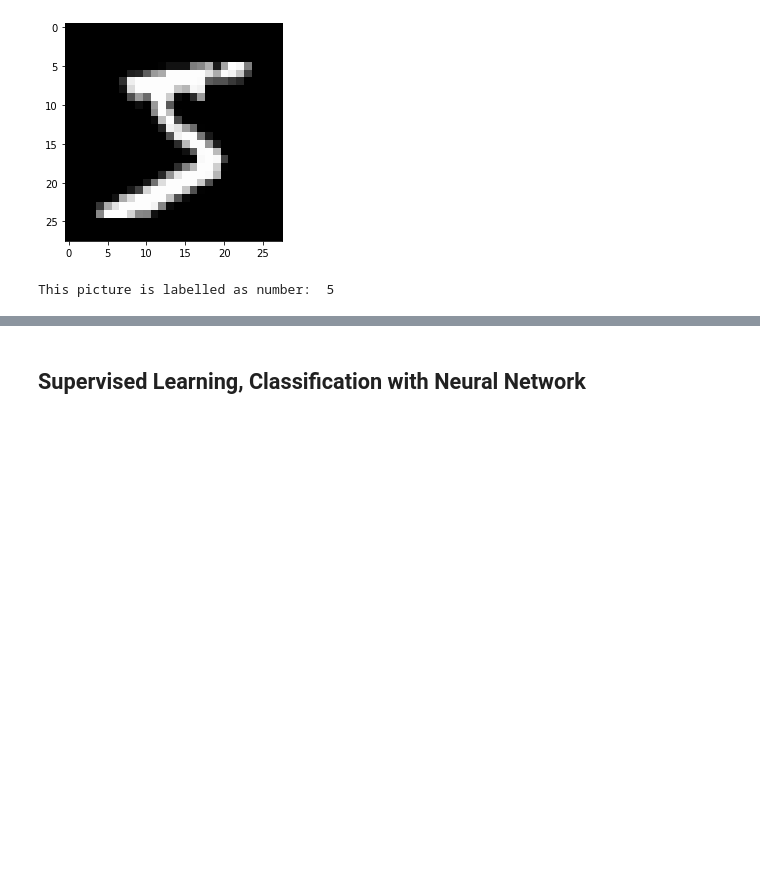
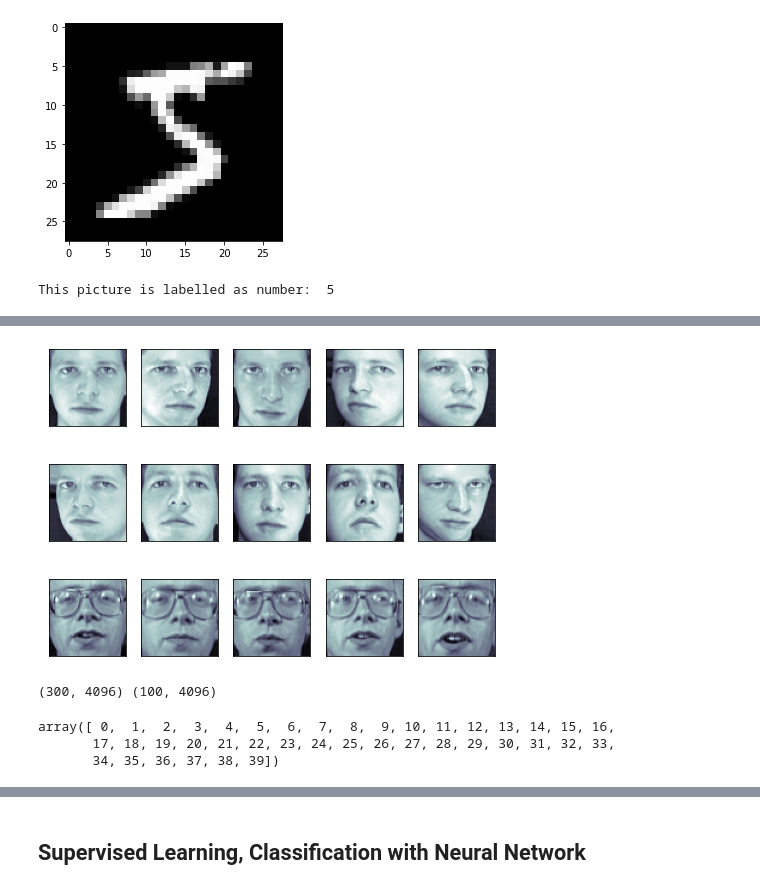
Before and after one commit to Davideee/schleuniger-ml, a Jupyter notebook: UnsupervisedLearning-Clustering.ipynb, the cells around one changed output, grey strips where cells are left out. Saved outputs shown, nothing was run; the diff lists cells and outputs as text; code cells hidden in the pictures; blank space fills up the shorter version.

Commit message:
- Split in different files

```diff
--- a/MachineLearningCourse.ipynb
+++ b/UnsupervisedLearning-Clustering.ipynb
@@ -551,0 +396,3 @@ This picture is labelled as number:  5
+# %%
+from sklearn import datasets
+faces = datasets.fetch_olivetti_faces()
@@ -551,0 +401,22 @@ This picture is labelled as number:  5
+# %%
+fig = plt.figure(figsize=(8, 6))
+# plot several images
+for i in range(15):
+    ax = fig.add_subplot(3, 5, i + 1, xticks=[], yticks=[])
+    ax.imshow(faces.images[i], cmap=plt.cm.bone)
+# %% [output]
+[figure, added]
+# %%
+from sklearn.model_selection import train_test_split
+X_train, X_test, y_train, y_test = train_test_split(faces.data,
+        faces.target, random_state=0)
+
+print(X_train.shape, X_test.shape)
+# %% [output]
+(300, 4096) (100, 4096)
+# %%
+np.unique(y_train)
+# %% [output]
+array([ 0,  1,  2,  3,  4,  5,  6,  7,  8,  9, 10, 11, 12, 13, 14, 15, 16,
+       17, 18, 19, 20, 21, 22, 23, 24, 25, 26, 27, 28, 29, 30, 31, 32, 33,
+       34, 35, 36, 37, 38, 39])
```
Also changed, not shown: parts of 61 cells of this notebook, 2 other files.
